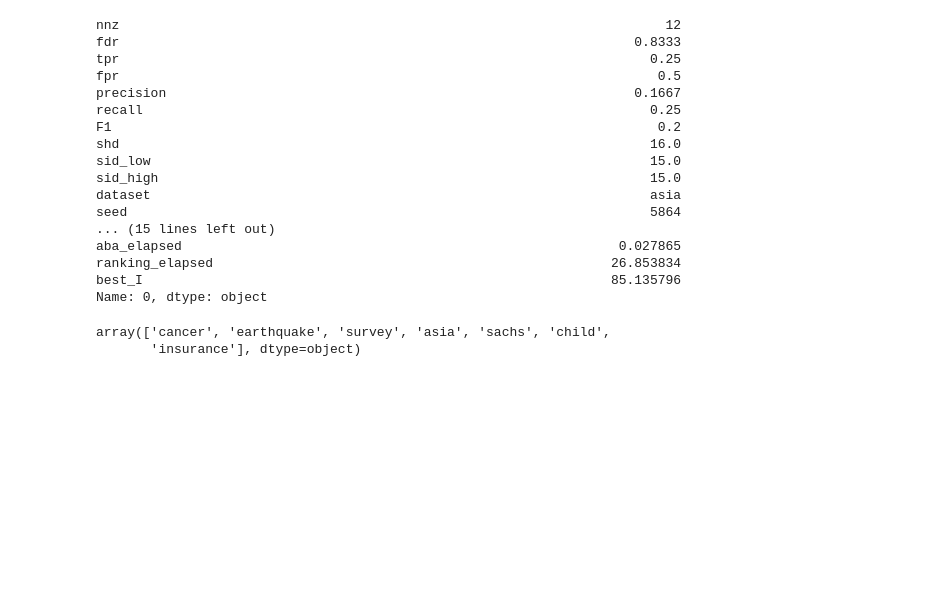
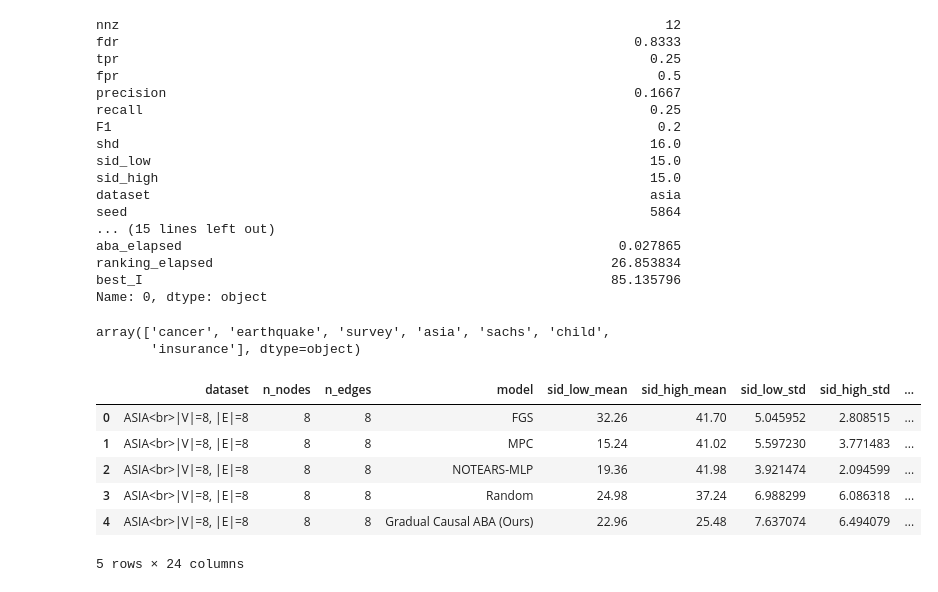
Before and after one commit to fisheeve/gradual-sem-causal-aba, a Jupyter notebook: notebooks/ResultsBaselinesV1V2/v2_large_bnlearn.ipynb, the cells around one changed output. Cells and saved outputs as stored; diff of their text form; code cells hidden in the pictures; blank space fills up the shorter version.

```diff
--- a/notebooks/ResultsBaselinesV1V2/v2_large_bnlearn.ipynb
+++ b/notebooks/ResultsBaselinesV1V2/v2_large_bnlearn.ipynb
@@ -127,7 +125,29 @@ abapc_asia_data = {
 abapc_asia_data = pd.DataFrame(abapc_asia_data)
 
 plot_data = pd.concat([plot_data, abapc_asia_data], ignore_index=True)
-plot_data['dataset'] = plot_data['dataset'] + '<br>' + '|V|=' + plot_data['n_nodes'].astype(str) + ', |E|=' + plot_data['n_edges'].astype(str)
+plot_data['dataset'] = plot_data['dataset'].str.upper() + '<br>' + '|V|=' + plot_data['n_nodes'].astype(str) + ', |E|=' + plot_data['n_edges'].astype(str)
+# %%
+plot_data['model'] = plot_data['model'].map({
+    'Random': 'Random',
+    'FGS': 'FGS',
+    'NOTEARS-MLP': 'NOTEARS-MLP',
+    'MPC': 'MPC',
+    'ABAPC (Original)': 'Causal ABA (Original)',
+    'V1.1 Refined Fact Ranking': 'Causal ABA (Refined Fact Ranking)',
+    'V1.2 Model Selection by Refined Fact Strengths': 'Causal ABA (Refined Model Ranking)',
+    'V1.3 Model Selection by Arrows Sum': 'Causal ABA (Arrows Sum Model Ranking)',
+    'V1.4 Model Selection by Arrows Mean': 'Causal ABA (Arrows Mean Model Ranking)',
+    'V2': 'Gradual Causal ABA (Ours)',
+})
+plot_data.head()
+# %% [output]
+|  | dataset | n_nodes | n_edges | model | sid_low_mean | sid_high_mean | sid_low_std | sid_high_std | ... |
+| 0 | ASIA<br>|V|=8, |E|=8 | 8 | 8 | FGS | 32.26 | 41.70 | 5.045952 | 2.808515 | ... |
+| 1 | ASIA<br>|V|=8, |E|=8 | 8 | 8 | MPC | 15.24 | 41.02 | 5.597230 | 3.771483 | ... |
+| 2 | ASIA<br>|V|=8, |E|=8 | 8 | 8 | NOTEARS-MLP | 19.36 | 41.98 | 3.921474 | 2.094599 | ... |
+| 3 | ASIA<br>|V|=8, |E|=8 | 8 | 8 | Random | 24.98 | 37.24 | 6.988299 | 6.086318 | ... |
+| 4 | ASIA<br>|V|=8, |E|=8 | 8 | 8 | Gradual Causal ABA (Ours) | 22.96 | 25.48 | 7.637074 | 6.494079 | ... |
+5 rows × 24 columns
 # %%
 fig = double_bar_chart_plotly(plot_data,
                         names_dict,
```
Also changed, not shown: parts of 2 cells of this notebook, 10 other files.
